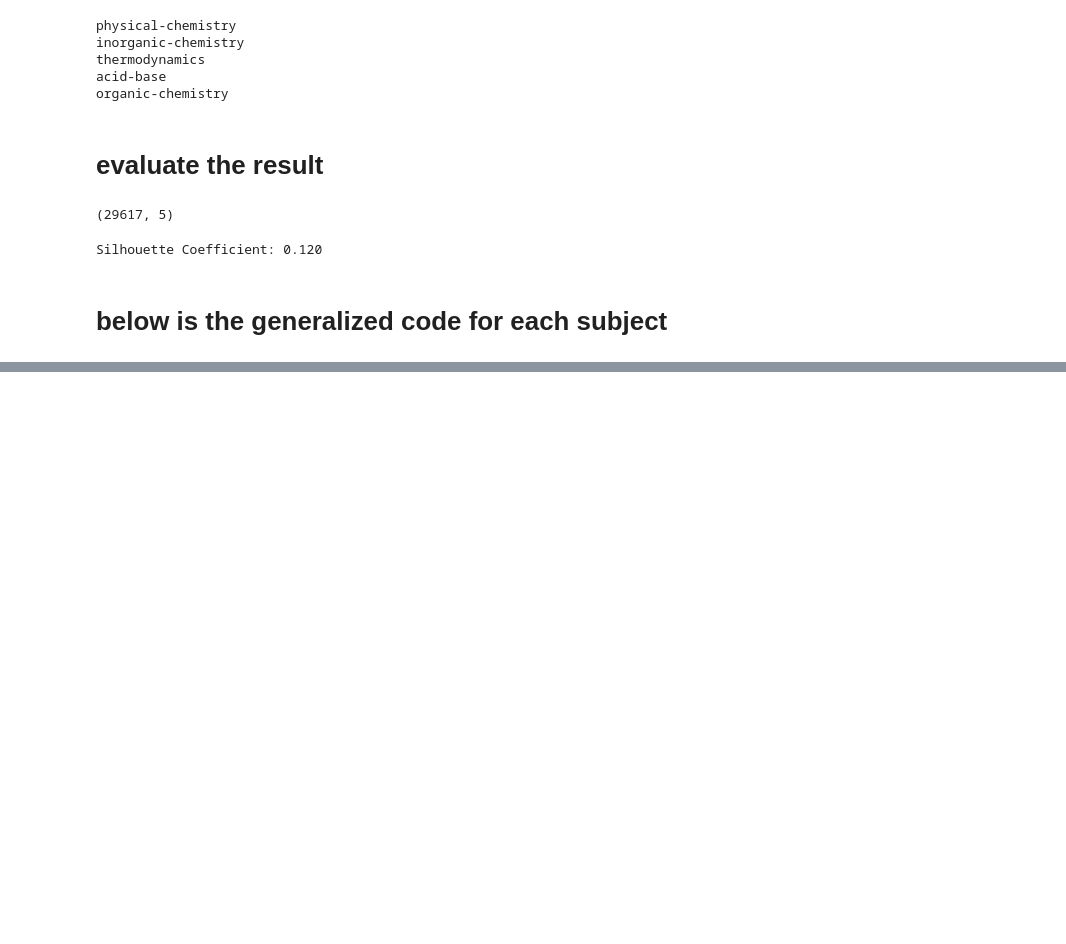
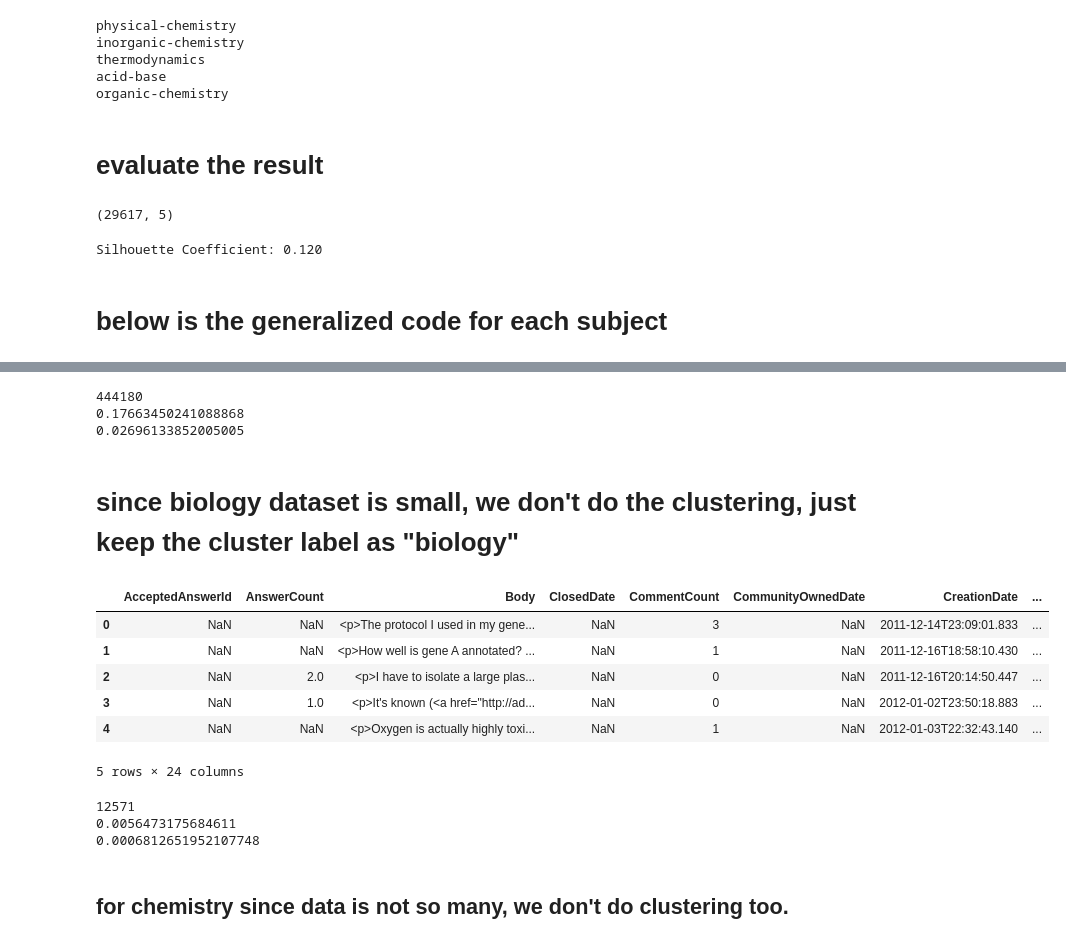
Before and after one commit to gdso-math/math-stack, a Jupyter notebook: notebooks/03_tag_clustering.ipynb, the cells around one changed output, grey strips where cells are left out. Drawn from its saved outputs; the diff is of its cells as text; code cells hidden in the pictures; blank space fills up the shorter version.

Commit message:
update the clustering file

```diff
--- a/notebooks/03_tag_clustering.ipynb
+++ b/notebooks/03_tag_clustering.ipynb
@@ -494,0 +425,22 @@ for i in range(7):
+# %%
+save_result(physics, "physics")
+# %% [output]
+444180
+0.17663450241088868
+0.02696133852005005
+# %% [markdown]
+# since biology dataset is small, we don't do the clustering, just keep the cluster label as "biology"
+# %%
+biology = pd.read_csv("../data/equation/biology_post_eq.csv", lineterminator='\n')
+biology.Equation = biology.Equation.apply(lambda x: literal_eval(x))
+biology['Cluster_label'] = 'biology'
+# %%
+biology.head()
+# %% [output]
+|  | AcceptedAnswerId | AnswerCount | Body | ClosedDate | CommentCount | CommunityOwnedDate | CreationDate | ... |
+| 0 | NaN | NaN | <p>The protocol I used in my gene... | NaN | 3 | NaN | 2011-12-14T23:09:01.833 | ... |
+| 1 | NaN | NaN | <p>How well is gene A annotated? ... | NaN | 1 | NaN | 2011-12-16T18:58:10.430 | ... |
+| 2 | NaN | 2.0 | <p>I have to isolate a large plas... | NaN | 0 | NaN | 2011-12-16T20:14:50.447 | ... |
+| 3 | NaN | 1.0 | <p>It's known (<a href="http://ad... | NaN | 0 | NaN | 2012-01-02T23:50:18.883 | ... |
+| 4 | NaN | NaN | <p>Oxygen is actually highly toxi... | NaN | 1 | NaN | 2012-01-03T22:32:43.140 | ... |
+5 rows × 24 columns
@@ -494,0 +449,8 @@ for i in range(7):
+# %%
+save_result(biology, "biology")
+# %% [output]
+12571
+0.0056473175684611
+0.0006812651952107748
+# %% [markdown]
+## for chemistry since data is not so many, we don't do clustering too.
```
Also changed, not shown: parts of 49 cells of this notebook.
